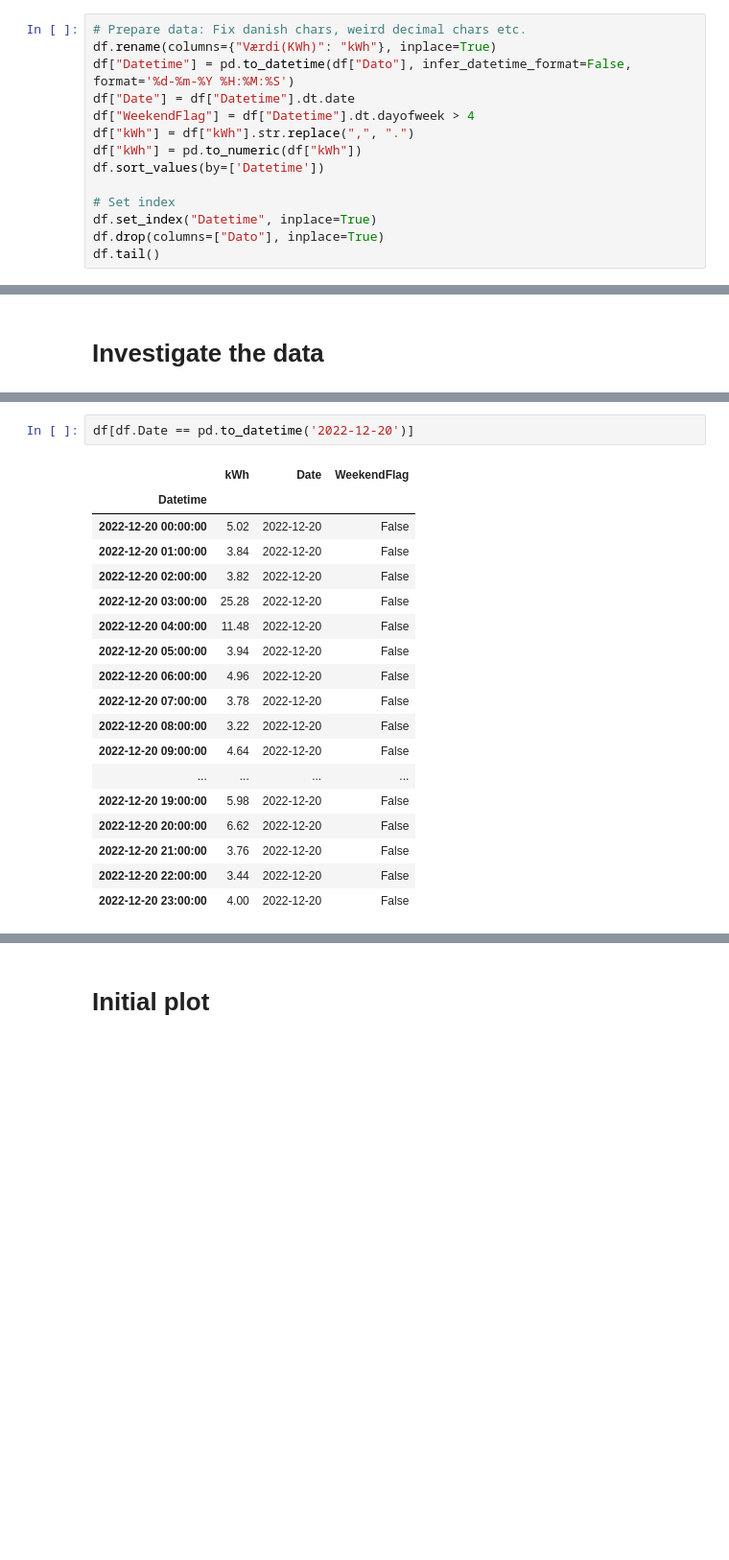
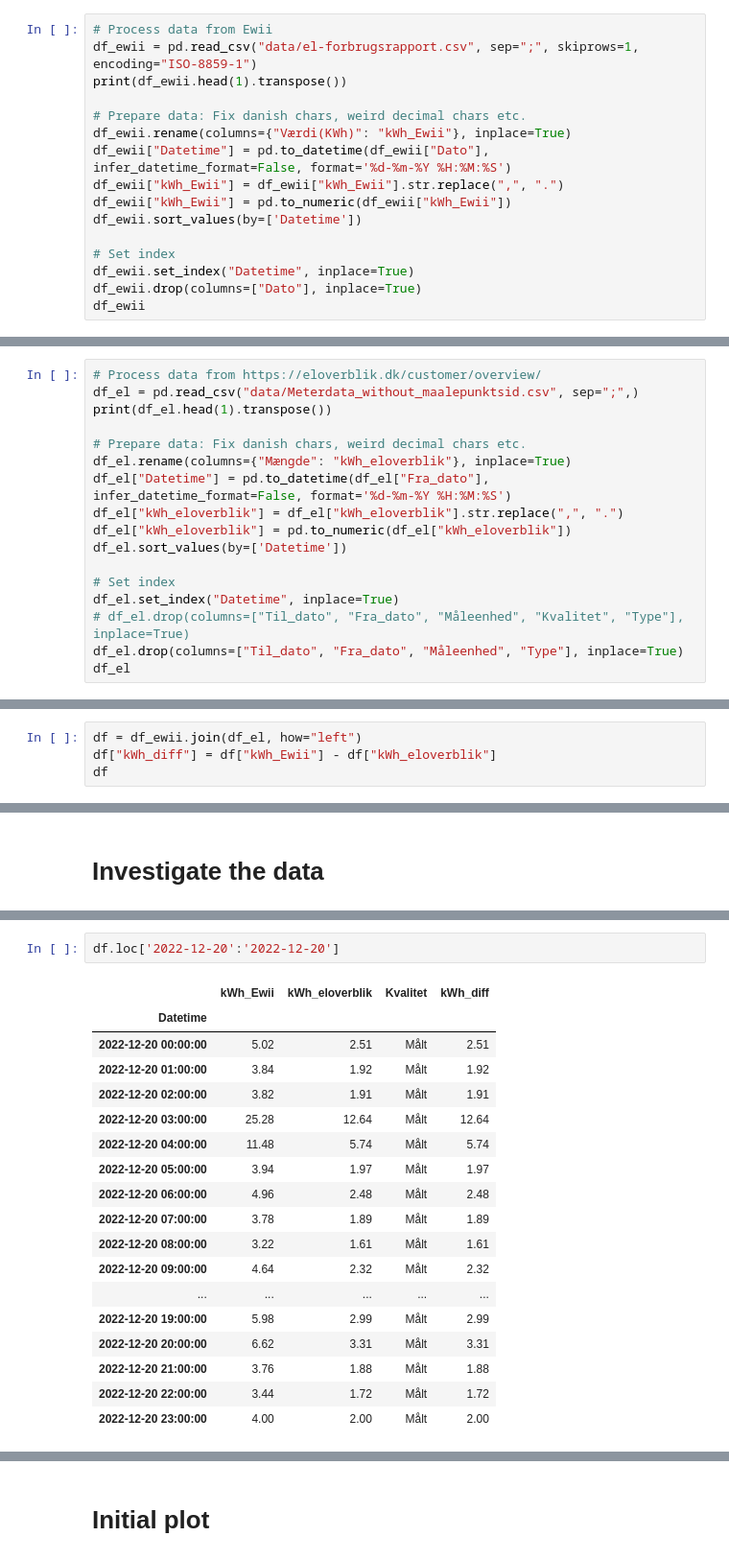
Before and after one commit to tjansson60/ewii-data-processing, a Jupyter notebook: process-ewii-data.ipynb, the cells around one changed output, grey strips where cells are left out. Shown at 96% size. Drawn from its saved outputs; the diff is of its cells as text; blank space fills up the shorter version.

```diff
--- a/process-ewii-data.ipynb
+++ b/process-ewii-data.ipynb
@@ -20,15 +6,17 @@ df.tail()
 # %%
+# Process data from Ewii
+df_ewii = pd.read_csv("data/el-forbrugsrapport.csv", sep=";", skiprows=1, encoding="ISO-8859-1")
+print(df_ewii.head(1).transpose())
+
 # Prepare data: Fix danish chars, weird decimal chars etc.
-df.rename(columns={"Værdi(KWh)": "kWh"}, inplace=True)
-df["Datetime"] = pd.to_datetime(df["Dato"], infer_datetime_format=False, format='%d-%m-%Y %H:%M:%S')
-df["Date"] = df["Datetime"].dt.date
-df["WeekendFlag"] = df["Datetime"].dt.dayofweek > 4
-df["kWh"] = df["kWh"].str.replace(",", ".")
-df["kWh"] = pd.to_numeric(df["kWh"])
-df.sort_values(by=['Datetime'])
+df_ewii.rename(columns={"Værdi(KWh)": "kWh_Ewii"}, inplace=True)
+df_ewii["Datetime"] = pd.to_datetime(df_ewii["Dato"], infer_datetime_format=False, format='%d-%m-%Y %H:%M:%S')
+df_ewii["kWh_Ewii"] = df_ewii["kWh_Ewii"].str.replace(",", ".")
+df_ewii["kWh_Ewii"] = pd.to_numeric(df_ewii["kWh_Ewii"])
+df_ewii.sort_values(by=['Datetime'])
 
 # Set index
-df.set_index("Datetime", inplace=True)
-df.drop(columns=["Dato"], inplace=True)
-df.tail()
+df_ewii.set_index("Datetime", inplace=True)
+df_ewii.drop(columns=["Dato"], inplace=True)
+df_ewii
 # %% [output]
@@ -41,0 +40,17 @@ df.tail()
+# %%
+# Process data from https://eloverblik.dk/customer/overview/
+df_el = pd.read_csv("data/Meterdata_without_maalepunktsid.csv", sep=";",)
+print(df_el.head(1).transpose())
+
+# Prepare data: Fix danish chars, weird decimal chars etc.
+df_el.rename(columns={"Mængde": "kWh_eloverblik"}, inplace=True)
+df_el["Datetime"] = pd.to_datetime(df_el["Fra_dato"], infer_datetime_format=False, format='%d-%m-%Y %H:%M:%S')
+df_el["kWh_eloverblik"] = df_el["kWh_eloverblik"].str.replace(",", ".")
+df_el["kWh_eloverblik"] = pd.to_numeric(df_el["kWh_eloverblik"])
+df_el.sort_values(by=['Datetime'])
+
+# Set index
+df_el.set_index("Datetime", inplace=True)
+# df_el.drop(columns=["Til_dato", "Fra_dato", "Måleenhed", "Kvalitet", "Type"], inplace=True)
+df_el.drop(columns=["Til_dato", "Fra_dato", "Måleenhed", "Type"], inplace=True)
+df_el
@@ -41,0 +81,4 @@ df.tail()
+# %%
+df = df_ewii.join(df_el, how="left")
+df["kWh_diff"] = df["kWh_Ewii"] - df["kWh_eloverblik"]
+df
@@ -66,22 +131,22 @@ WeekendFlag         False
 Name: 2022-12-20 03:00:00, dtype: object
 # %%
-df[df.Date == pd.to_datetime('2022-12-20')]
+df.loc['2022-12-20':'2022-12-20']
 # %% [output]
-|  | kWh | Date | WeekendFlag |
-| Datetime |  |  |  |
-| 2022-12-20 00:00:00 | 5.02 | 2022-12-20 | False |
-| 2022-12-20 01:00:00 | 3.84 | 2022-12-20 | False |
-| 2022-12-20 02:00:00 | 3.82 | 2022-12-20 | False |
-| 2022-12-20 03:00:00 | 25.28 | 2022-12-20 | False |
-| 2022-12-20 04:00:00 | 11.48 | 2022-12-20 | False |
-| 2022-12-20 05:00:00 | 3.94 | 2022-12-20 | False |
-| 2022-12-20 06:00:00 | 4.96 | 2022-12-20 | False |
-| 2022-12-20 07:00:00 | 3.78 | 2022-12-20 | False |
-| 2022-12-20 08:00:00 | 3.22 | 2022-12-20 | False |
-| 2022-12-20 09:00:00 | 4.64 | 2022-12-20 | False |
-| ... | ... | ... | ... |
-| 2022-12-20 19:00:00 | 5.98 | 2022-12-20 | False |
-| 2022-12-20 20:00:00 | 6.62 | 2022-12-20 | False |
-| 2022-12-20 21:00:00 | 3.76 | 2022-12-20 | False |
-| 2022-12-20 22:00:00 | 3.44 | 2022-12-20 | False |
-| 2022-12-20 23:00:00 | 4.00 | 2022-12-20 | False |
+|  | kWh_Ewii | kWh_eloverblik | Kvalitet | kWh_diff |
+| Datetime |  |  |  |  |
+| 2022-12-20 00:00:00 | 5.02 | 2.51 | Målt | 2.51 |
+| 2022-12-20 01:00:00 | 3.84 | 1.92 | Målt | 1.92 |
+| 2022-12-20 02:00:00 | 3.82 | 1.91 | Målt | 1.91 |
+| 2022-12-20 03:00:00 | 25.28 | 12.64 | Målt | 12.64 |
+| 2022-12-20 04:00:00 | 11.48 | 5.74 | Målt | 5.74 |
+| 2022-12-20 05:00:00 | 3.94 | 1.97 | Målt | 1.97 |
+| 2022-12-20 06:00:00 | 4.96 | 2.48 | Målt | 2.48 |
+| 2022-12-20 07:00:00 | 3.78 | 1.89 | Målt | 1.89 |
+| 2022-12-20 08:00:00 | 3.22 | 1.61 | Målt | 1.61 |
+| 2022-12-20 09:00:00 | 4.64 | 2.32 | Målt | 2.32 |
+| ... | ... | ... | ... | ... |
+| 2022-12-20 19:00:00 | 5.98 | 2.99 | Målt | 2.99 |
+| 2022-12-20 20:00:00 | 6.62 | 3.31 | Målt | 3.31 |
+| 2022-12-20 21:00:00 | 3.76 | 1.88 | Målt | 1.88 |
+| 2022-12-20 22:00:00 | 3.44 | 1.72 | Målt | 1.72 |
+| 2022-12-20 23:00:00 | 4.00 | 2.00 | Målt | 2.00 |
```
Also changed, not shown: parts of 18 cells of this notebook.
